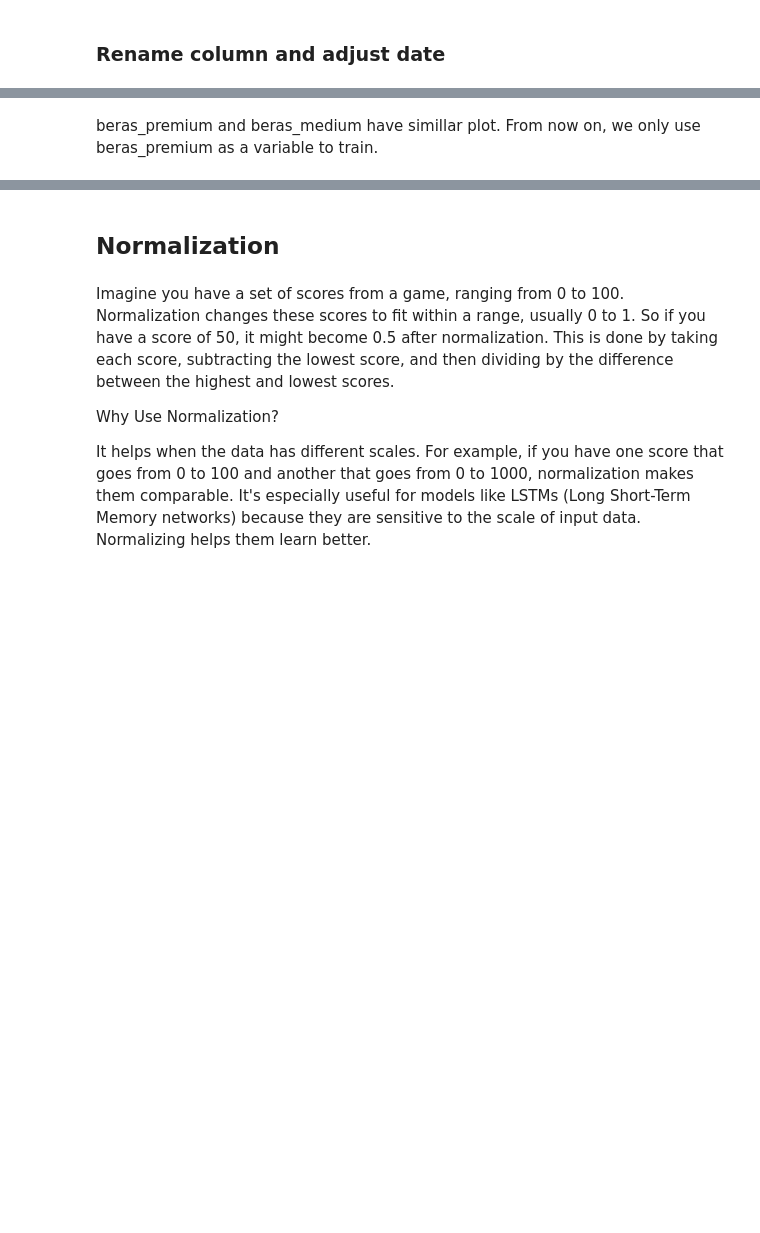
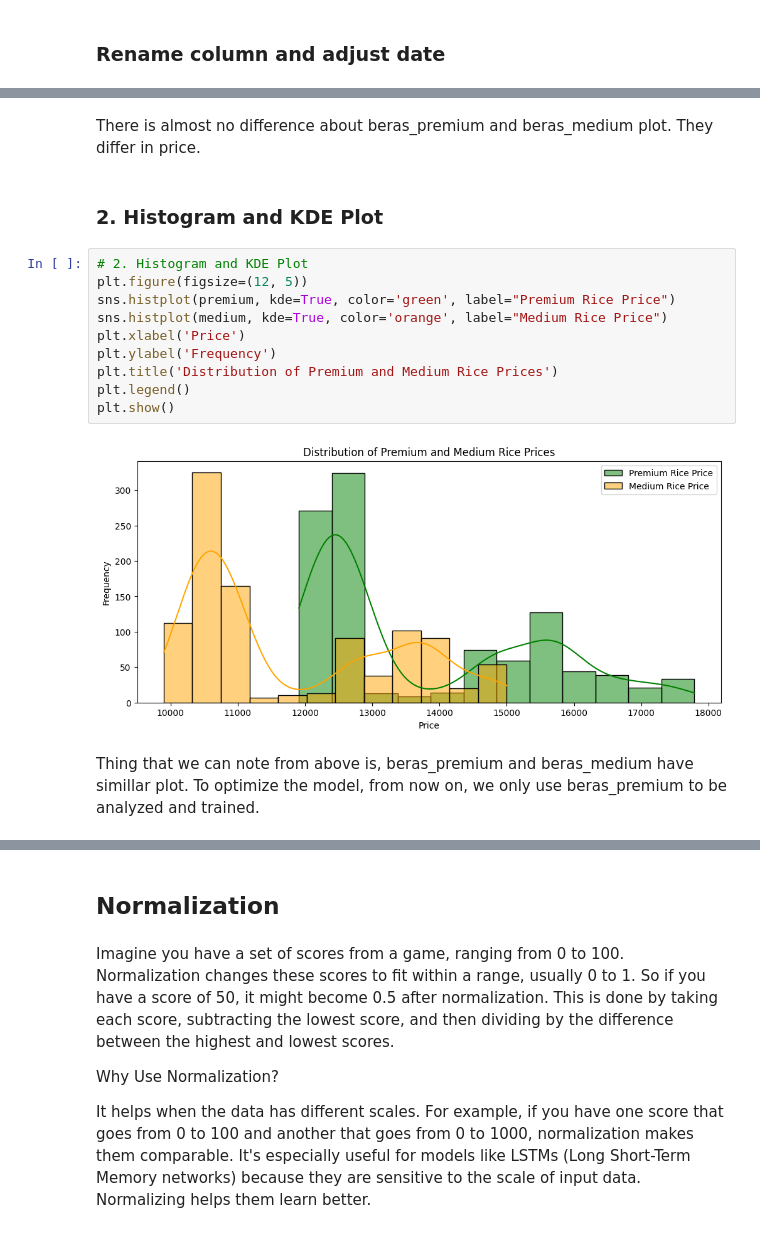
Before and after one commit to karyateguh/Prediction-of-price-rice-in-DKI-Jakarta, a Jupyter notebook: Prediction_of_Price_Rice_in_DKI_Jakarta.ipynb, the cells around one changed output, grey strips where cells are left out. Cells and saved outputs as stored; diff of their text form; blank space fills up the shorter version.

```diff
--- a/Prediction_of_Price_Rice_in_DKI_Jakarta.ipynb
+++ b/Prediction_of_Price_Rice_in_DKI_Jakarta.ipynb
@@ -248,2 +235,18 @@ plt.show()
+# %% [markdown]
+There is almost no difference about beras_premium and beras_medium plot. They differ in price.
+# %% [markdown]
+### 2. Histogram and KDE Plot
+# %%
+# 2. Histogram and KDE Plot
+plt.figure(figsize=(12, 5))
+sns.histplot(premium, kde=True, color='green', label="Premium Rice Price")
+sns.histplot(medium, kde=True, color='orange', label="Medium Rice Price")
+plt.xlabel('Price')
+plt.ylabel('Frequency')
+plt.title('Distribution of Premium and Medium Rice Prices')
+plt.legend()
+plt.show()
+# %% [output]
+[figure, added]
 # %% [markdown]
-beras_premium and beras_medium have simillar plot. From now on, we only use beras_premium as a variable to train.
+Thing that we can note from above is, beras_premium and beras_medium have simillar plot. To optimize the model, from now on, we only use beras_premium to be analyzed and trained.
```
Also changed, not shown: parts of 78 cells of this notebook.
